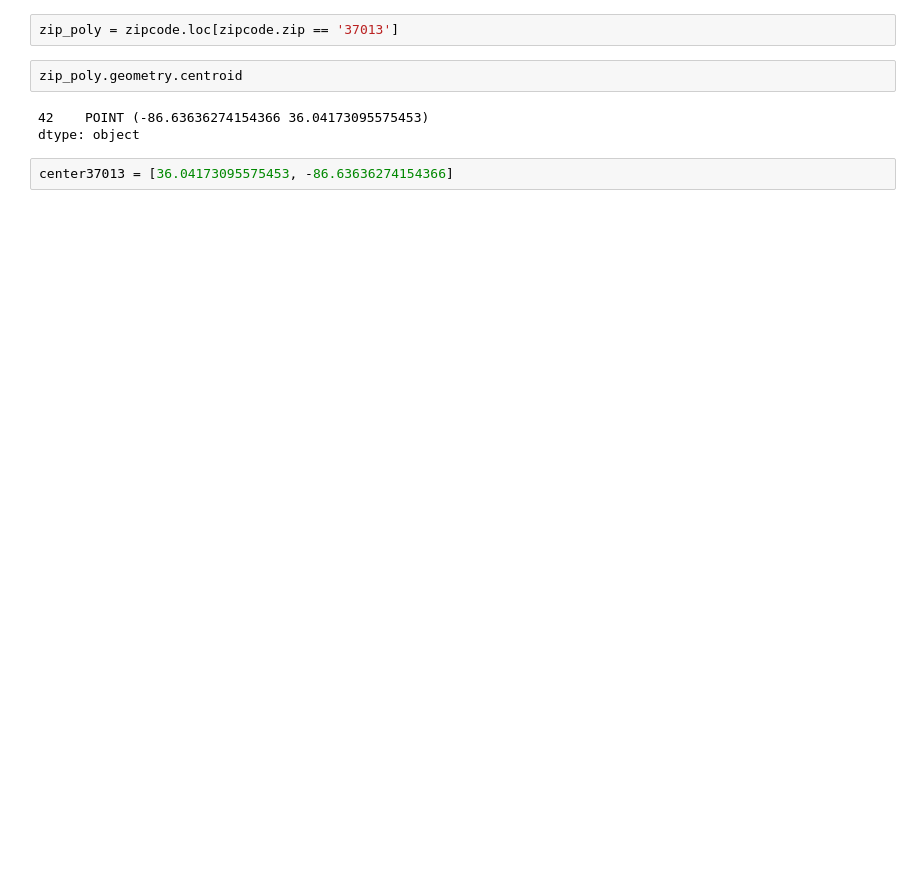
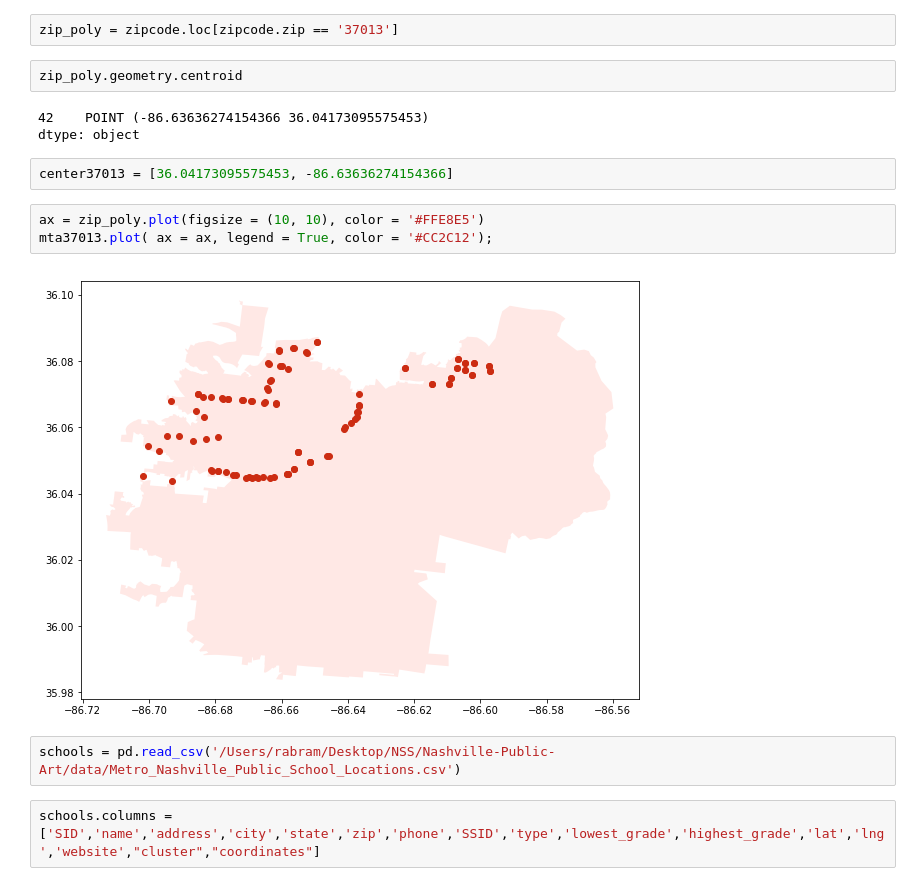
Before and after one commit to rsabram/Nashville-Public-Art, a Jupyter notebook: MTA_by_Schools.ipynb, the cells around one changed output. Cells and saved outputs as stored; diff of their text form; blank space fills up the shorter version.

```diff
--- a/MTA_by_Schools.ipynb
+++ b/MTA_by_Schools.ipynb
@@ -108,3 +105,12 @@ zip_poly.geometry.centroid
 dtype: object
 # %%
 center37013 = [36.04173095575453, -86.63636274154366]
+# %%
+ax = zip_poly.plot(figsize = (10, 10), color = '#FFE8E5')
+mta37013.plot( ax = ax, legend = True, color = '#CC2C12');
+# %% [output]
+[figure, added]
+# %%
+schools = pd.read_csv('/Users/rabram/Desktop/NSS/Nashville-Public-Art/data/Metro_Nashville_Public_School_Locations.csv')
+# %%
+schools.columns = ['SID','name','address','city','state','zip','phone','SSID','type','lowest_grade','highest_grade','lat','lng','website',"cluster","coordinates"]
```
Also changed, not shown: parts of 51 cells of this notebook, 11 other files.
